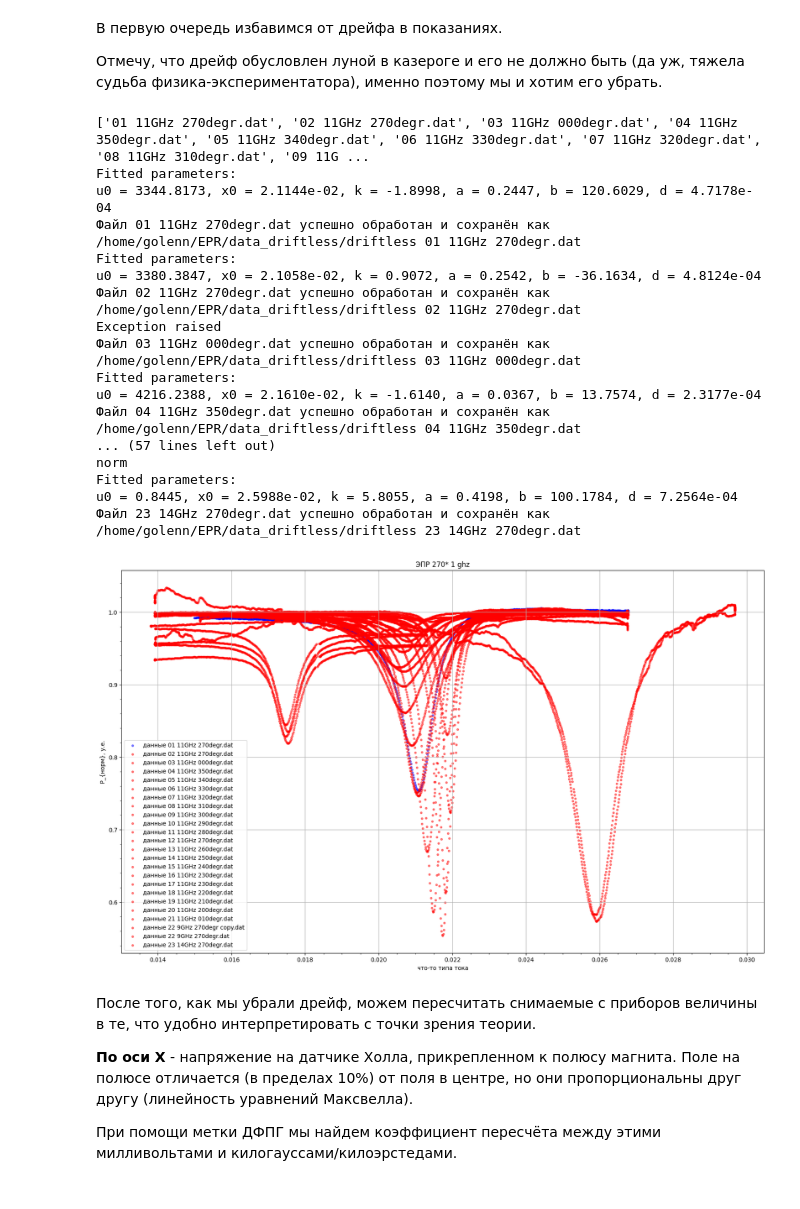
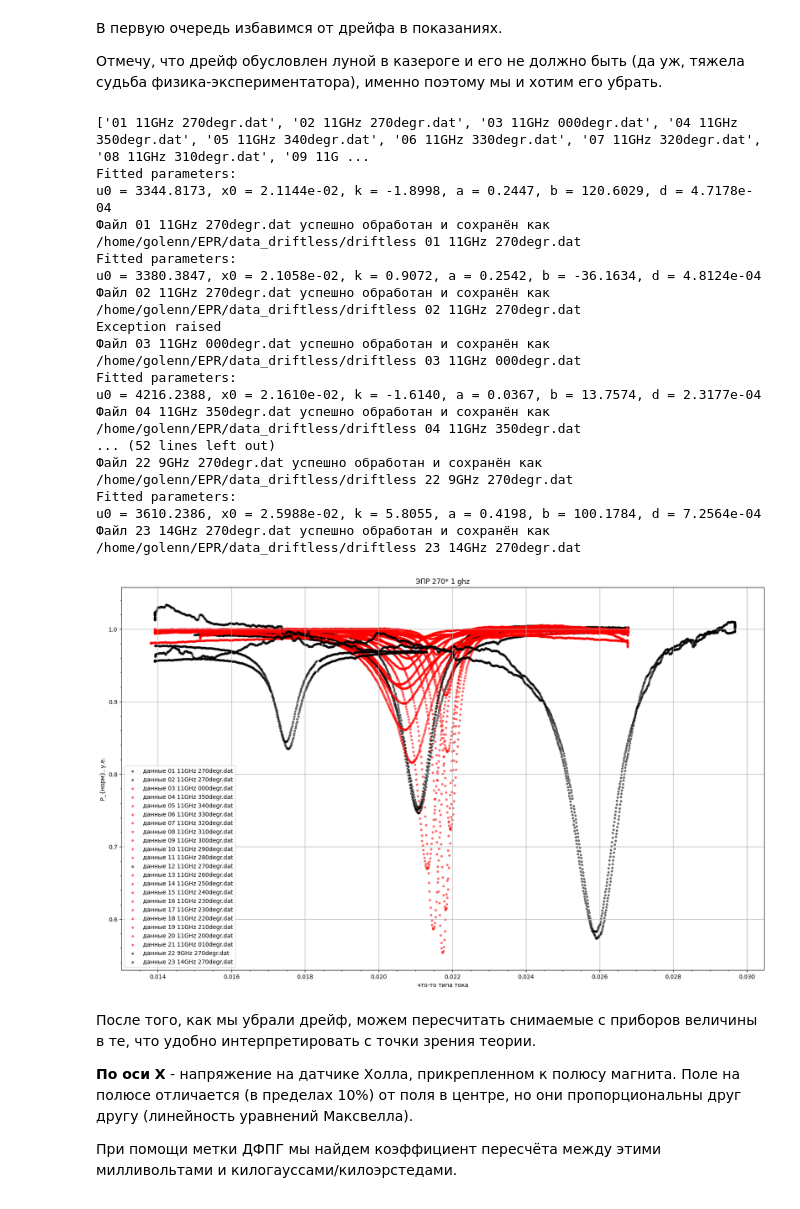
Before and after one commit to golenn/-, a Jupyter notebook: plot.ipynb, the cells around one changed output. Cells and saved outputs as stored; diff of their text form; code cells hidden in the pictures.

```diff
--- a/plot.ipynb
+++ b/plot.ipynb
@@ -41,18 +44,17 @@ input_folder = '/home/golenn/EPR/data/'
 output_folder = '/home/golenn/EPR/data_driftless/'
 #os.makedirs(output_folder, exist_ok=True)
 
-# min =
-
 plt.figure(figsize=(20, 12))
 plt.title('ЭПР 270* 1 ghz')
 plt.ylabel(r'P_{норм}, у.е.')
 plt.xlabel(r'что-то типа тока')
 
-my_color = ['blue', 'red']
+my_color = ['blue', 'red', 'green']
 flag = 0
 files = os.listdir(input_folder)
 files.sort()
 print(files)
+
 for file_name in files:
     input_file_path = os.path.join(input_folder, file_name)
     output_file_path = os.path.join(output_folder, f"driftless {file_name}")
@@ -67,9 +69,17 @@ for file_name in files:
 
     try:
         # Начальные приближения параметров
-        if '14' in file_name: # сильный разброс, поэтому лучше сразу отнормировать по максимуму
-            y_data /= np.max(y_data)
-            print('norm')
+        if '14GHz' in file_name: # сильный разброс, поэтому лучше сразу отнормировать по максимуму
+            #y_data /= np.max(y_data)
+            #print('norm')
+            clr = my_color[0]
+        elif '11GHz' in file_name:
+            clr = my_color[1]
+        else:
+            clr = my_color[2]
+
+        if '270' in file_name:
+            clr = 'black'
 
         u0_guess = (y_data[0] + y_data[len(y_data)-1])/2
         x0_guess = x_data[np.argmax(y_data)]
@@ -89,11 +99,11 @@ for file_name in files:
 
         # Генерация кривой для графика
         x_fit = np.linspace(min(x_data), max(x_data), 500)
-        y_fit = lornentzian_driftless(x_fit, *params)
+        y_fit = lorentzian(x_fit, *params)
 
     except Exception:
         print('Exception raised')
-        y_data = y_data / np.max(y_data)
+        y_data = y_data / np.max(y_data) # curve_fit не смог посчитать, конкретное исключение лень писать
 
     # Сохранение результата
     df.to_csv(output_file_path, sep=' ', index=False)
@@ -101,44 +111,38 @@ for file_name in files:
 
 
     # Построение графика
-    clr = ''
-    if flag == 0:
-        clr = my_color[0]
-        flag += 1
-    else:
-        clr = my_color[1]
     plt.scatter(x_data, y_data, color=clr, label=f'данные {file_name}', alpha=0.5, s=10)
     #plt.scatter(x_data[np.argmax(x_data):], y_data[np.argmax(x_data):], color='green', label='данные', alpha=0.6)
     #plt.plot(x_fit, y_fit, color='red', label='подгонка Лоренцом', linewidth=2)
 
     # Вывод параметров
 
 
 plt.legend()
 plt.grid()
 plt.minorticks_on()
 plt.show()
 
     #plt.savefig(fname='EPR 9 GHz')
 # %% [output]
 ['01 11GHz 270degr.dat', '02 11GHz 270degr.dat', '03 11GHz 000degr.dat', '04 11GHz 350degr.dat', '05 11GHz 340degr.dat', '06 11GHz 330degr.dat', '07 11GHz 320degr.dat', '08 11GHz 310degr.dat', '09 11G ...
 Fitted parameters:
 u0 = 3344.8173, x0 = 2.1144e-02, k = -1.8998, a = 0.2447, b = 120.6029, d = 4.7178e-04
 Файл 01 11GHz 270degr.dat успешно обработан и сохранён как /home/golenn/EPR/data_driftless/driftless 01 11GHz 270degr.dat
 Fitted parameters:
 u0 = 3380.3847, x0 = 2.1058e-02, k = 0.9072, a = 0.2542, b = -36.1634, d = 4.8124e-04
 Файл 02 11GHz 270degr.dat успешно обработан и сохранён как /home/golenn/EPR/data_driftless/driftless 02 11GHz 270degr.dat
 Exception raised
 Файл 03 11GHz 000degr.dat успешно обработан и сохранён как /home/golenn/EPR/data_driftless/driftless 03 11GHz 000degr.dat
 Fitted parameters:
 u0 = 4216.2388, x0 = 2.1610e-02, k = -1.6140, a = 0.0367, b = 13.7574, d = 2.3177e-04
 Файл 04 11GHz 350degr.dat успешно обработан и сохранён как /home/golenn/EPR/data_driftless/driftless 04 11GHz 350degr.dat
-... (57 lines left out)
-norm
+... (52 lines left out)
+Файл 22 9GHz 270degr.dat успешно обработан и сохранён как /home/golenn/EPR/data_driftless/driftless 22 9GHz 270degr.dat
 Fitted parameters:
-u0 = 0.8445, x0 = 2.5988e-02, k = 5.8055, a = 0.4198, b = 100.1784, d = 7.2564e-04
+u0 = 3610.2386, x0 = 2.5988e-02, k = 5.8055, a = 0.4198, b = 100.1784, d = 7.2564e-04
 Файл 23 14GHz 270degr.dat успешно обработан и сохранён как /home/golenn/EPR/data_driftless/driftless 23 14GHz 270degr.dat
-[figure, old version]
+[figure, new version]
 # %% [markdown]
 После того, как мы убрали дрейф, можем пересчитать снимаемые с приборов величины в те, что удобно интерпретировать с точки зрения теории.
 
```
Also changed, not shown: parts of 10 cells of this notebook, 6 other files.
